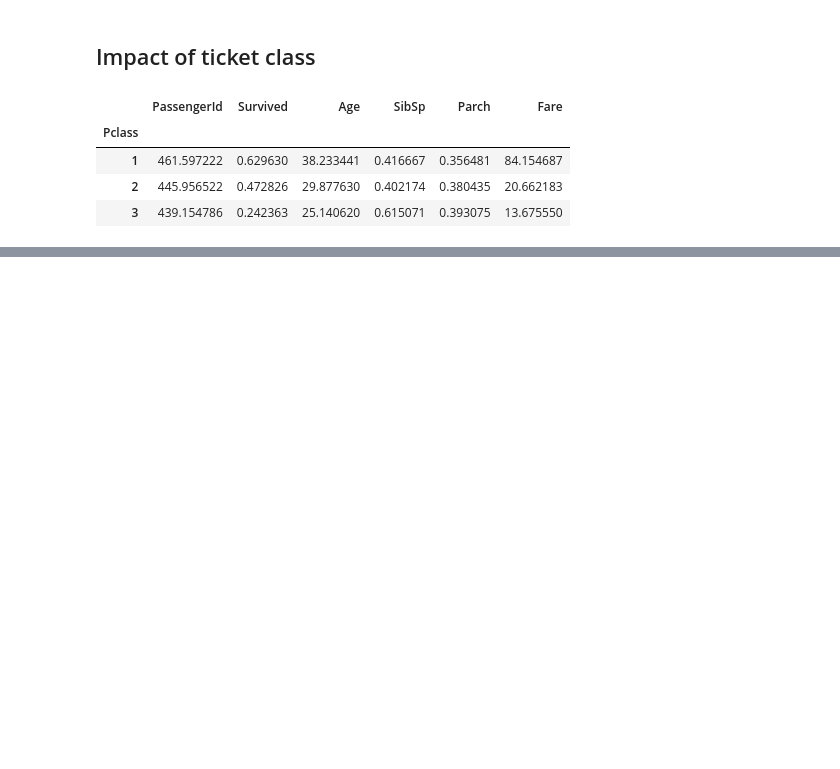
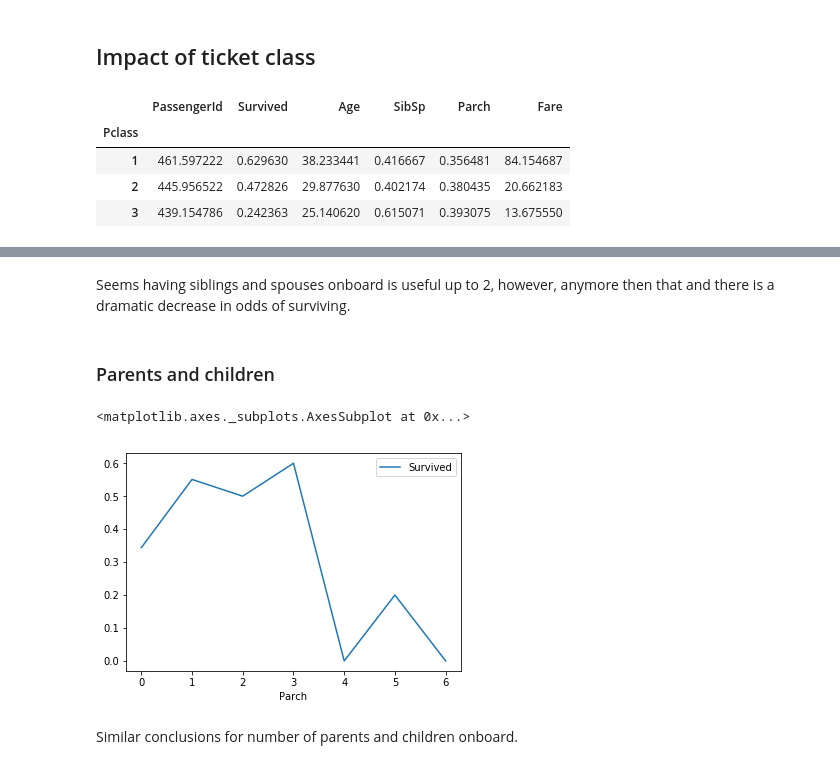
Before and after one commit to nehal1989/kaggle_titanic, a Jupyter notebook: titanic_analysis.ipynb, the cells around one changed output, grey strips where cells are left out. Saved outputs shown, nothing was run; the diff lists cells and outputs as text; code cells hidden in the pictures; blank space fills up the shorter version.

```diff
--- a/titanic_analysis.ipynb
+++ b/titanic_analysis.ipynb
@@ -109,0 +122,11 @@ titanic_training_data.groupby(['Pclass']).mean()
+# %% [markdown]
+Seems having siblings and spouses onboard is useful up to 2, however, anymore then that and there is a dramatic decrease in odds of surviving.
+# %% [markdown]
+### Parents and children
+# %%
+titanic_training_data.groupby(['Parch']).mean().plot(y='Survived')
+# %% [output]
+<matplotlib.axes._subplots.AxesSubplot at 0x...>
+[figure, added]
+# %% [markdown]
+Similar conclusions for number of parents and children onboard.
```
Also changed, not shown: parts of 5 cells of this notebook.
